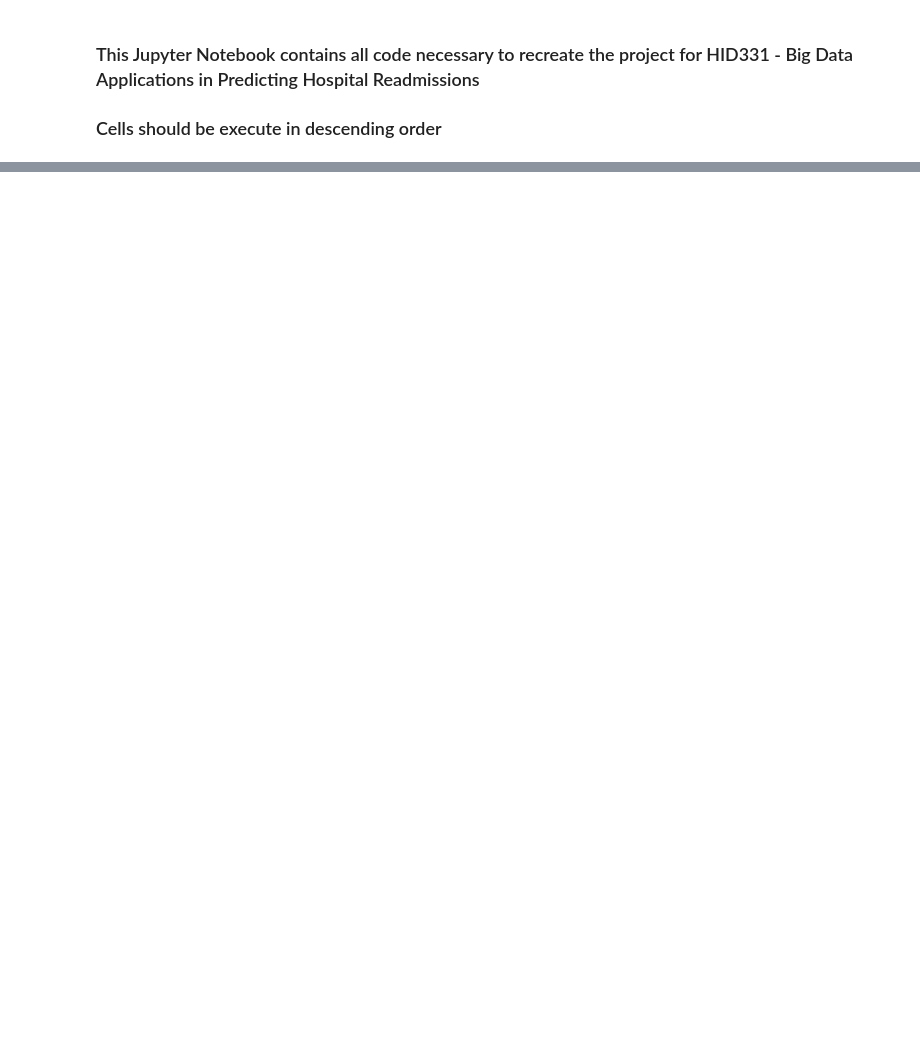
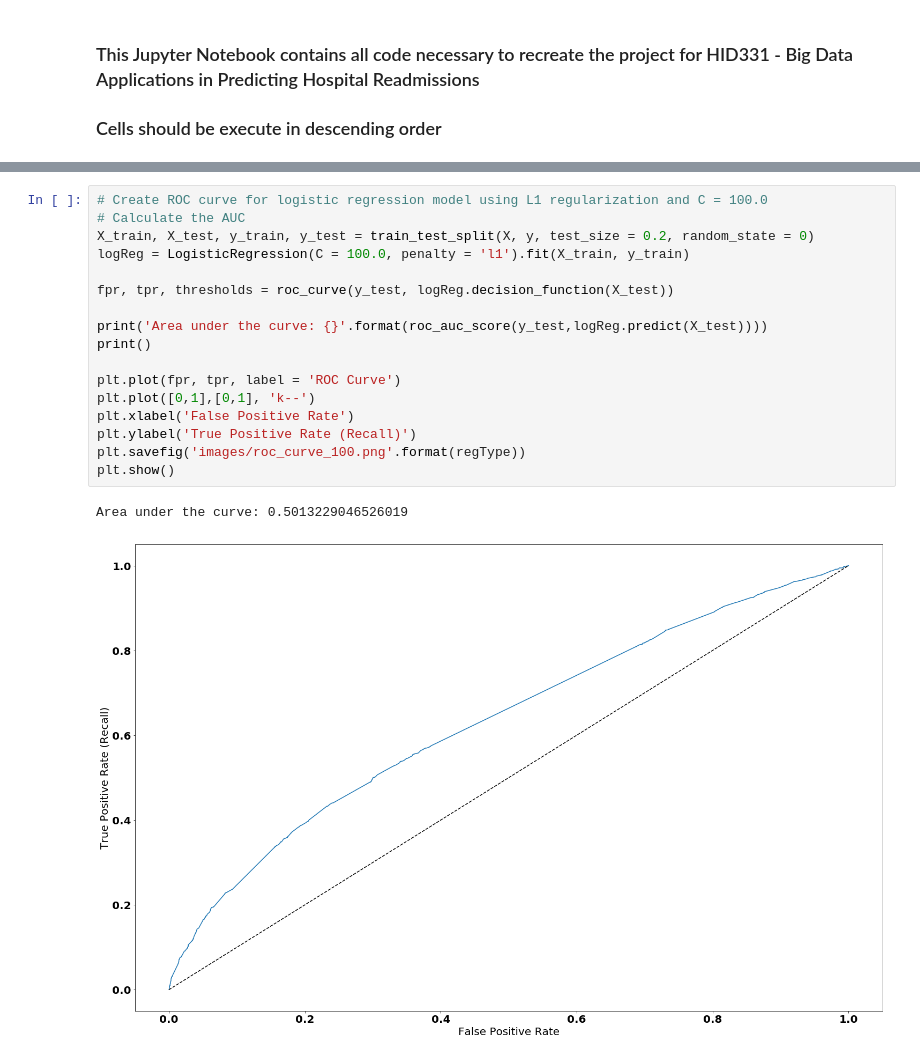
Before and after one commit to bigdata-i523/hid331, a Jupyter notebook: project/project.ipynb, the cells around one changed output, grey strips where cells are left out. Drawn from its saved outputs; the diff is of its cells as text; blank space fills up the shorter version.

```diff
--- a/project/project.ipynb
+++ b/project/project.ipynb
@@ -733,0 +609,20 @@ Ref Codes 	Reference Codes
+# %%
+# Create ROC curve for logistic regression model using L1 regularization and C = 100.0
+# Calculate the AUC
+X_train, X_test, y_train, y_test = train_test_split(X, y, test_size = 0.2, random_state = 0)
+logReg = LogisticRegression(C = 100.0, penalty = 'l1').fit(X_train, y_train)
+
+fpr, tpr, thresholds = roc_curve(y_test, logReg.decision_function(X_test))
+
+print('Area under the curve: {}'.format(roc_auc_score(y_test,logReg.predict(X_test))))
+print()
+
+plt.plot(fpr, tpr, label = 'ROC Curve')
+plt.plot([0,1],[0,1], 'k--')
+plt.xlabel('False Positive Rate')
+plt.ylabel('True Positive Rate (Recall)')
+plt.savefig('images/roc_curve_100.png'.format(regType))
+plt.show()
+# %% [output]
+Area under the curve: 0.5013229046526019
+[figure, added]
```
Also changed, not shown: parts of 49 cells of this notebook, 6 other files.
